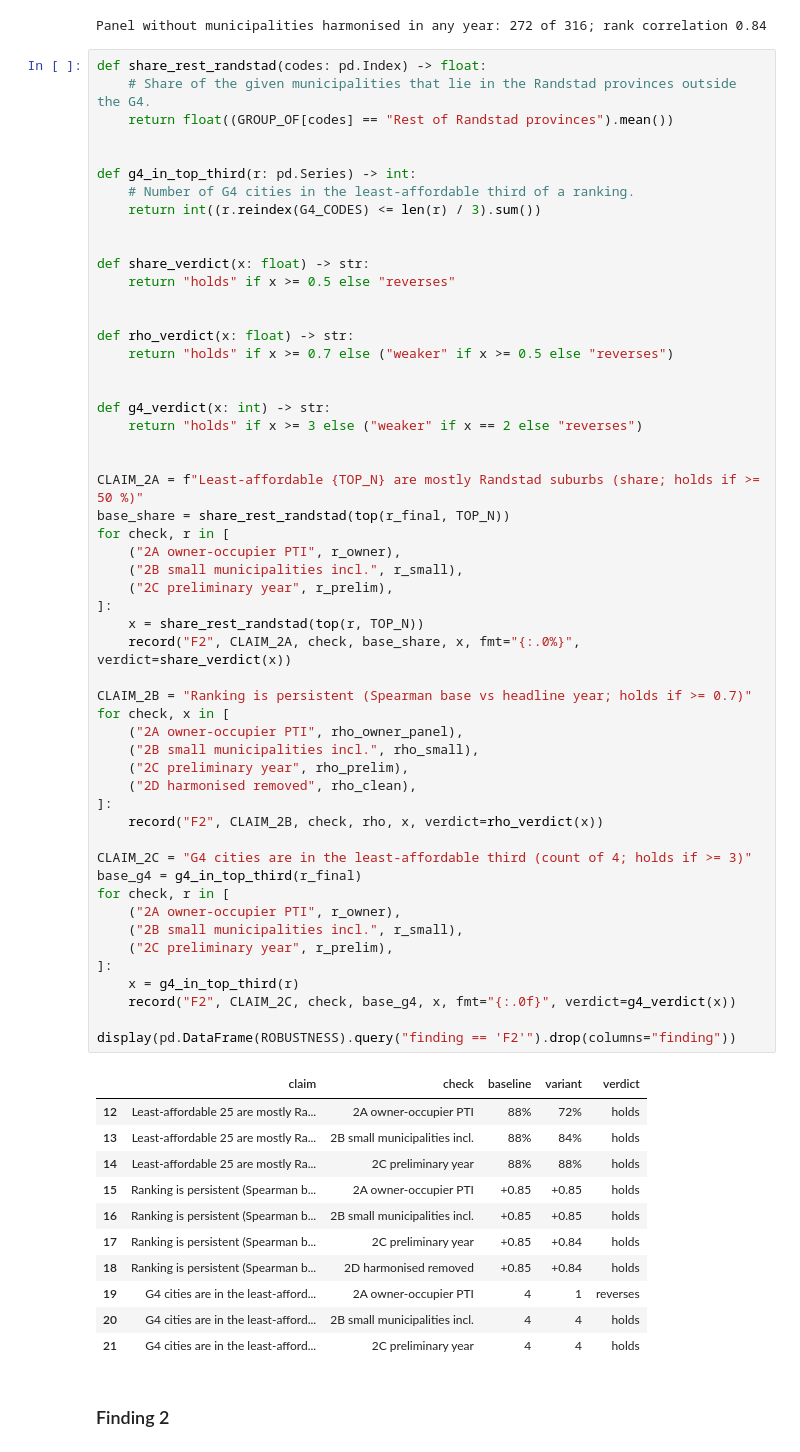
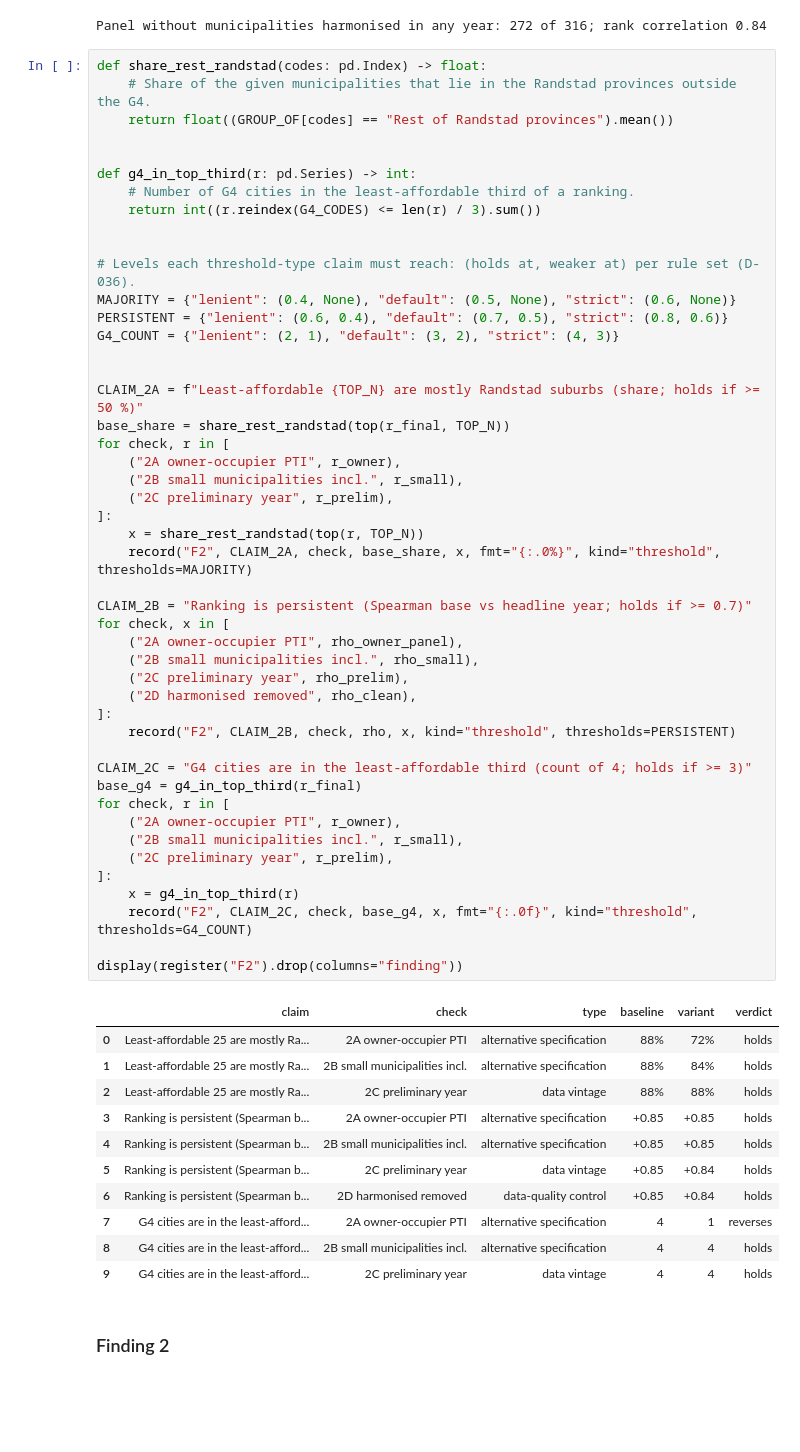
Before and after one commit to dimaash03/nl-housing-affordability, a Jupyter notebook: notebooks/01_affordability_findings.ipynb, the cells around one changed output. Drawn from its saved outputs; the diff is of its cells as text; blank space fills up the shorter version.

```diff
--- a/notebooks/01_affordability_findings.ipynb
+++ b/notebooks/01_affordability_findings.ipynb
@@ -948,60 +1009,54 @@ def g4_in_top_third(r: pd.Series) -> int:
     return int((r.reindex(G4_CODES) <= len(r) / 3).sum())
 
 
-def share_verdict(x: float) -> str:
-    return "holds" if x >= 0.5 else "reverses"
-
-
-def rho_verdict(x: float) -> str:
-    return "holds" if x >= 0.7 else ("weaker" if x >= 0.5 else "reverses")
-
-
-def g4_verdict(x: int) -> str:
-    return "holds" if x >= 3 else ("weaker" if x == 2 else "reverses")
+# Levels each threshold-type claim must reach: (holds at, weaker at) per rule set (D-036).
+MAJORITY = {"lenient": (0.4, None), "default": (0.5, None), "strict": (0.6, None)}
+PERSISTENT = {"lenient": (0.6, 0.4), "default": (0.7, 0.5), "strict": (0.8, 0.6)}
+G4_COUNT = {"lenient": (2, 1), "default": (3, 2), "strict": (4, 3)}
 
 
 CLAIM_2A = f"Least-affordable {TOP_N} are mostly Randstad suburbs (share; holds if >= 50 %)"
 base_share = share_rest_randstad(top(r_final, TOP_N))
 for check, r in [
     ("2A owner-occupier PTI", r_owner),
     ("2B small municipalities incl.", r_small),
     ("2C preliminary year", r_prelim),
 ]:
     x = share_rest_randstad(top(r, TOP_N))
-    record("F2", CLAIM_2A, check, base_share, x, fmt="{:.0%}", verdict=share_verdict(x))
+    record("F2", CLAIM_2A, check, base_share, x, fmt="{:.0%}", kind="threshold", thresholds=MAJORITY)
 
 CLAIM_2B = "Ranking is persistent (Spearman base vs headline year; holds if >= 0.7)"
 for check, x in [
     ("2A owner-occupier PTI", rho_owner_panel),
     ("2B small municipalities incl.", rho_small),
     ("2C preliminary year", rho_prelim),
     ("2D harmonised removed", rho_clean),
 ]:
-    record("F2", CLAIM_2B, check, rho, x, verdict=rho_verdict(x))
+    record("F2", CLAIM_2B, check, rho, x, kind="threshold", thresholds=PERSISTENT)
 
 CLAIM_2C = "G4 cities are in the least-affordable third (count of 4; holds if >= 3)"
 base_g4 = g4_in_top_third(r_final)
 for check, r in [
     ("2A owner-occupier PTI", r_owner),
     ("2B small municipalities incl.", r_small),
     ("2C preliminary year", r_prelim),
 ]:
     x = g4_in_top_third(r)
-    record("F2", CLAIM_2C, check, base_g4, x, fmt="{:.0f}", verdict=g4_verdict(x))
+    record("F2", CLAIM_2C, check, base_g4, x, fmt="{:.0f}", kind="threshold", thresholds=G4_COUNT)
 
-display(pd.DataFrame(ROBUSTNESS).query("finding == 'F2'").drop(columns="finding"))
+display(register("F2").drop(columns="finding"))
 # %% [output]
-|  | claim | check | baseline | variant | verdict |
-| 12 | Least-affordable 25 are mostly Ra... | 2A owner-occupier PTI | 88% | 72% | holds |
-| 13 | Least-affordable 25 are mostly Ra... | 2B small municipalities incl. | 88% | 84% | holds |
-| 14 | Least-affordable 25 are mostly Ra... | 2C preliminary year | 88% | 88% | holds |
-| 15 | Ranking is persistent (Spearman b... | 2A owner-occupier PTI | +0.85 | +0.85 | holds |
-| 16 | Ranking is persistent (Spearman b... | 2B small municipalities incl. | +0.85 | +0.85 | holds |
-| 17 | Ranking is persistent (Spearman b... | 2C preliminary year | +0.85 | +0.84 | holds |
-| 18 | Ranking is persistent (Spearman b... | 2D harmonised removed | +0.85 | +0.84 | holds |
-| 19 | G4 cities are in the least-afford... | 2A owner-occupier PTI | 4 | 1 | reverses |
-| 20 | G4 cities are in the least-afford... | 2B small municipalities incl. | 4 | 4 | holds |
-| 21 | G4 cities are in the least-afford... | 2C preliminary year | 4 | 4 | holds |
+|  | claim | check | type | baseline | variant | verdict |
+| 0 | Least-affordable 25 are mostly Ra... | 2A owner-occupier PTI | alternative specification | 88% | 72% | holds |
+| 1 | Least-affordable 25 are mostly Ra... | 2B small municipalities incl. | alternative specification | 88% | 84% | holds |
+| 2 | Least-affordable 25 are mostly Ra... | 2C preliminary year | data vintage | 88% | 88% | holds |
+| 3 | Ranking is persistent (Spearman b... | 2A owner-occupier PTI | alternative specification | +0.85 | +0.85 | holds |
+| 4 | Ranking is persistent (Spearman b... | 2B small municipalities incl. | alternative specification | +0.85 | +0.85 | holds |
+| 5 | Ranking is persistent (Spearman b... | 2C preliminary year | data vintage | +0.85 | +0.84 | holds |
+| 6 | Ranking is persistent (Spearman b... | 2D harmonised removed | data-quality control | +0.85 | +0.84 | holds |
+| 7 | G4 cities are in the least-afford... | 2A owner-occupier PTI | alternative specification | 4 | 1 | reverses |
+| 8 | G4 cities are in the least-afford... | 2B small municipalities incl. | alternative specification | 4 | 4 | holds |
+| 9 | G4 cities are in the least-afford... | 2C preliminary year | data vintage | 4 | 4 | holds |
 # %% [markdown]
 ### Finding 2
 # %%
```
Also changed, not shown: parts of 25 cells of this notebook, 10 other files.
